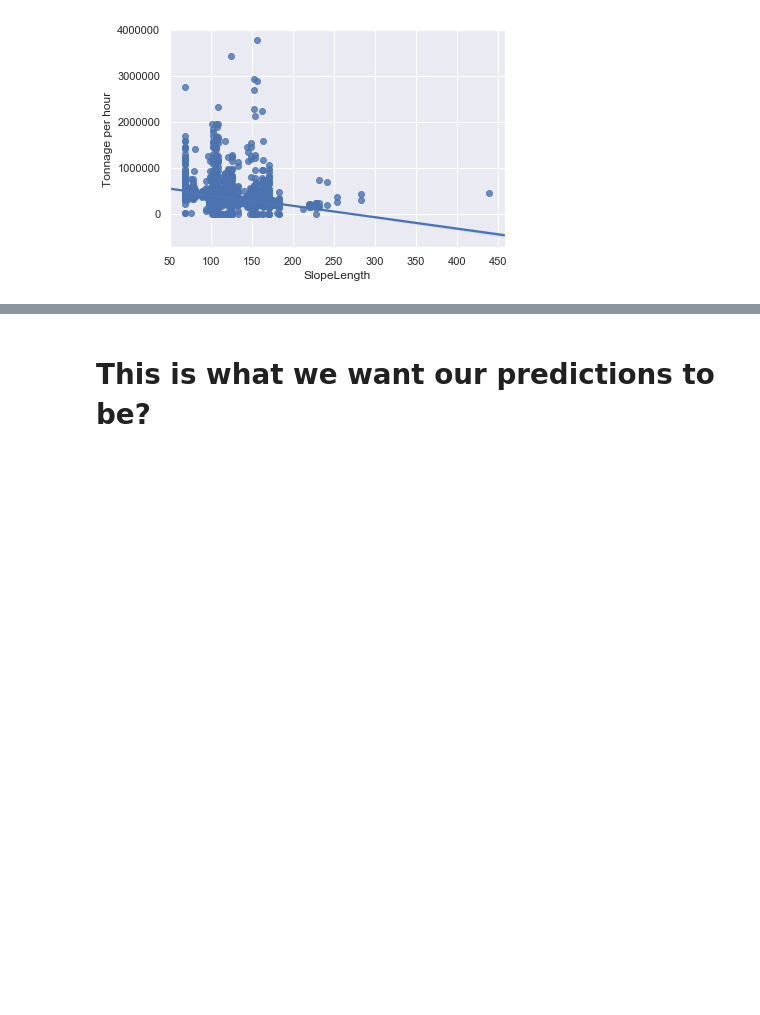
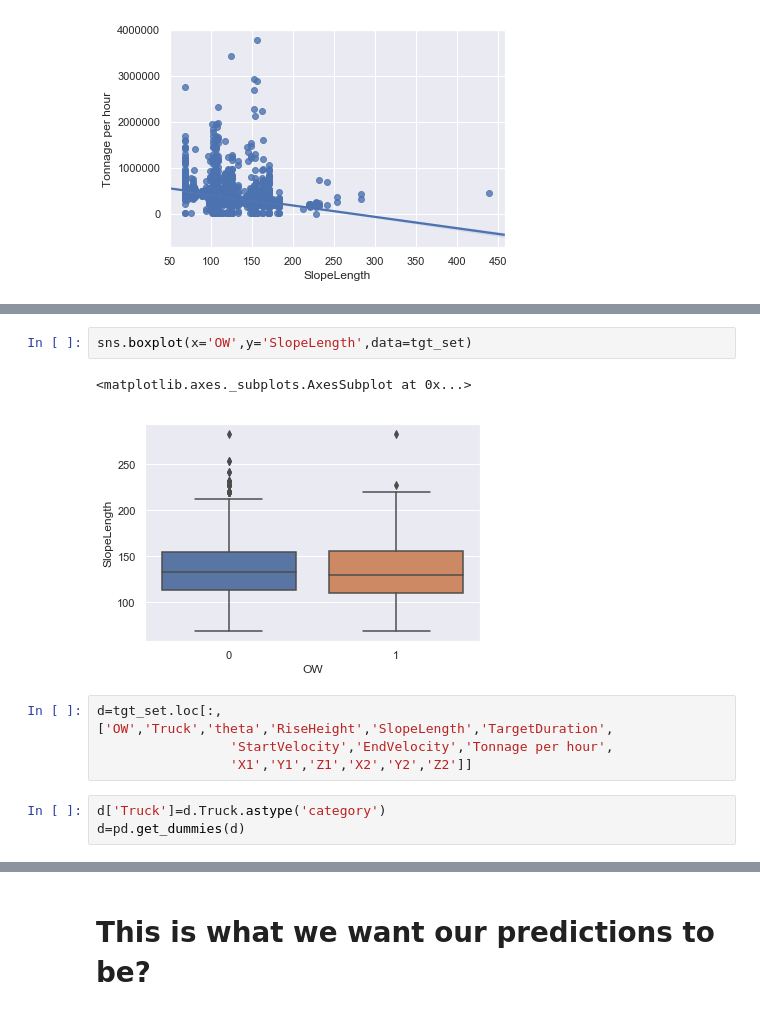
Before and after one commit to ognpa/unearthed, a Jupyter notebook: Untitled2.ipynb, the cells around one changed output, grey strips where cells are left out. Drawn from its saved outputs; the diff is of its cells as text; blank space fills up the shorter version.

```diff
--- a/Untitled2.ipynb
+++ b/Untitled2.ipynb
@@ -176,0 +213,12 @@ sns.regplot('SlopeLength','Tonnage per hour',data=tgt_set)
+# %%
+sns.boxplot(x='OW',y='SlopeLength',data=tgt_set)
+# %% [output]
+<matplotlib.axes._subplots.AxesSubplot at 0x...>
+[figure, added]
+# %%
+d=tgt_set.loc[:,['OW','Truck','theta','RiseHeight','SlopeLength','TargetDuration',
+                 'StartVelocity','EndVelocity','Tonnage per hour',
+                 'X1','Y1','Z1','X2','Y2','Z2']]
+# %%
+d['Truck']=d.Truck.astype('category')
+d=pd.get_dummies(d)
```
Also changed, not shown: parts of 12 cells of this notebook.
